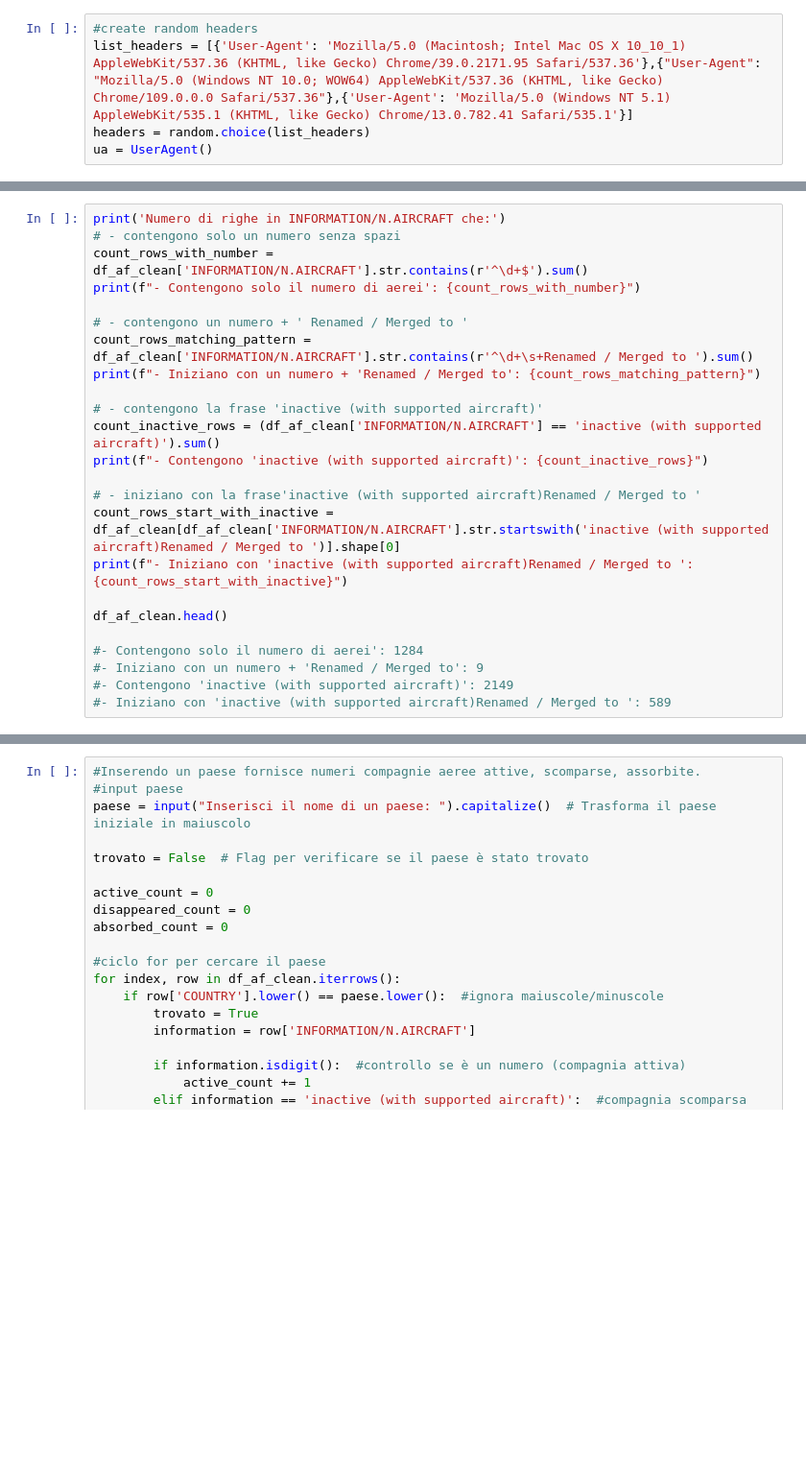
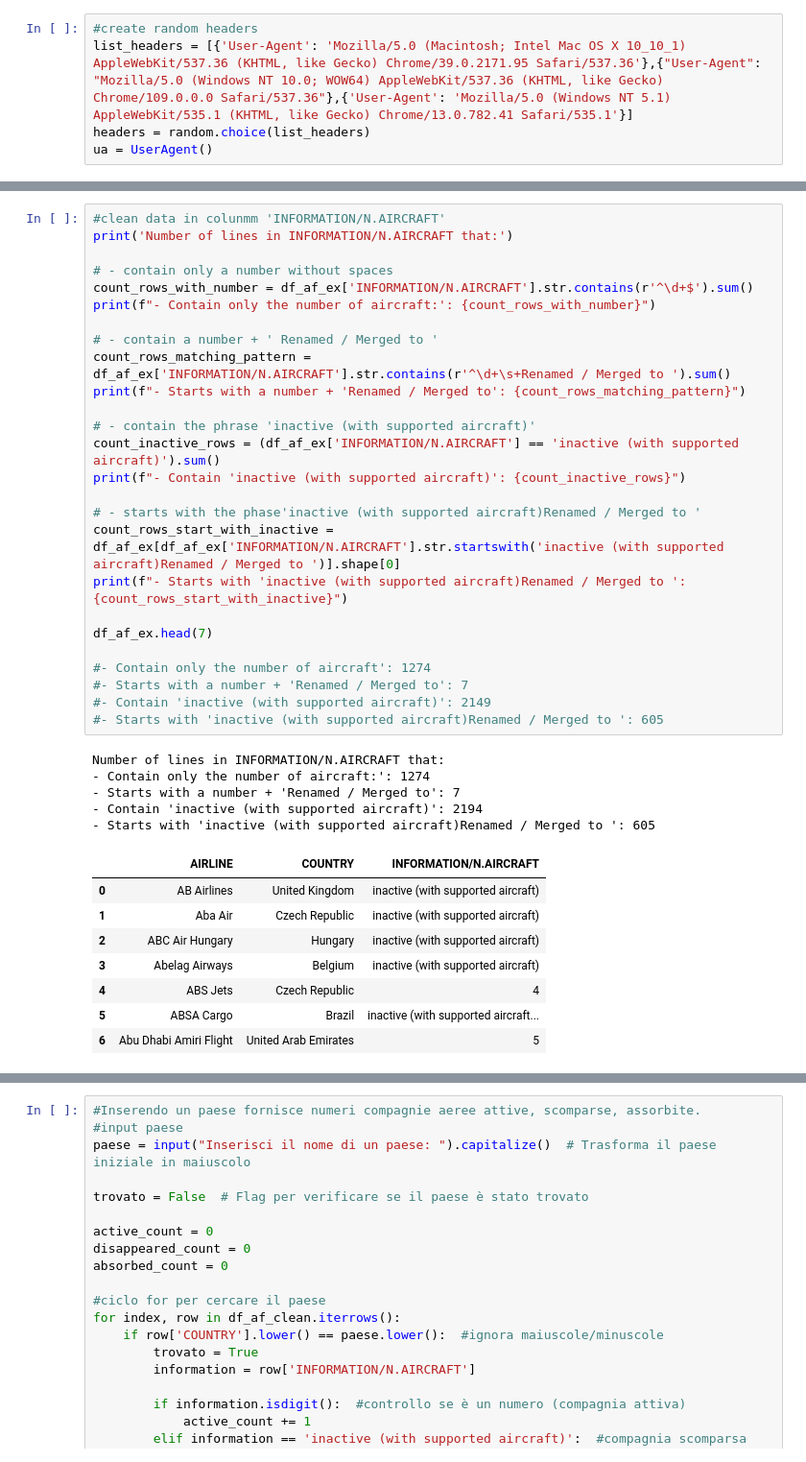
Before and after one commit to Laura1385/projectaircraft_api, a Jupyter notebook: main.ipynb, the cells around one changed output, grey strips where cells are left out. Shown: that part at 96% size. Cells and saved outputs as stored; diff of their text form; blank space fills up the shorter version.

```diff
--- a/main.ipynb
+++ b/main.ipynb
@@ -297,25 +359,41 @@ df_af_clean.head(18)
 # %%
-print('Numero di righe in INFORMATION/N.AIRCRAFT che:')
-# - contengono solo un numero senza spazi
-count_rows_with_number = df_af_clean['INFORMATION/N.AIRCRAFT'].str.contains(r'^\d+$').sum()
-print(f"- Contengono solo il numero di aerei': {count_rows_with_number}")
+#clean data in colunmm 'INFORMATION/N.AIRCRAFT'
+print('Number of lines in INFORMATION/N.AIRCRAFT that:')
 
-# - contengono un numero + ' Renamed / Merged to '
-count_rows_matching_pattern = df_af_clean['INFORMATION/N.AIRCRAFT'].str.contains(r'^\d+\s+Renamed / Merged to ').sum()
-print(f"- Iniziano con un numero + 'Renamed / Merged to': {count_rows_matching_pattern}")
+# - contain only a number without spaces
+count_rows_with_number = df_af_ex['INFORMATION/N.AIRCRAFT'].str.contains(r'^\d+$').sum()
+print(f"- Contain only the number of aircraft:': {count_rows_with_number}")
 
-# - contengono la frase 'inactive (with supported aircraft)'
-count_inactive_rows = (df_af_clean['INFORMATION/N.AIRCRAFT'] == 'inactive (with supported aircraft)').sum()
-print(f"- Contengono 'inactive (with supported aircraft)': {count_inactive_rows}")
+# - contain a number + ' Renamed / Merged to '
+count_rows_matching_pattern = df_af_ex['INFORMATION/N.AIRCRAFT'].str.contains(r'^\d+\s+Renamed / Merged to ').sum()
+print(f"- Starts with a number + 'Renamed / Merged to': {count_rows_matching_pattern}")
 
-# - iniziano con la frase'inactive (with supported aircraft)Renamed / Merged to '
-count_rows_start_with_inactive = df_af_clean[df_af_clean['INFORMATION/N.AIRCRAFT'].str.startswith('inactive (with supported aircraft)Renamed / Merged to ')].shape[0]
-print(f"- Iniziano con 'inactive (with supported aircraft)Renamed / Merged to ': {count_rows_start_with_inactive}")
+# - contain the phrase 'inactive (with supported aircraft)'
+count_inactive_rows = (df_af_ex['INFORMATION/N.AIRCRAFT'] == 'inactive (with supported aircraft)').sum()
+print(f"- Contain 'inactive (with supported aircraft)': {count_inactive_rows}")
 
-df_af_clean.head()
+# - starts with the phase'inactive (with supported aircraft)Renamed / Merged to '
+count_rows_start_with_inactive = df_af_ex[df_af_ex['INFORMATION/N.AIRCRAFT'].str.startswith('inactive (with supported aircraft)Renamed / Merged to ')].shape[0]
+print(f"- Starts with 'inactive (with supported aircraft)Renamed / Merged to ': {count_rows_start_with_inactive}")
 
-#- Contengono solo il numero di aerei': 1284
-#- Iniziano con un numero + 'Renamed / Merged to': 9
-#- Contengono 'inactive (with supported aircraft)': 2149
-#- Iniziano con 'inactive (with supported aircraft)Renamed / Merged to ': 589
+df_af_ex.head(7)
+
+#- Contain only the number of aircraft': 1274
+#- Starts with a number + 'Renamed / Merged to': 7
+#- Contain 'inactive (with supported aircraft)': 2149
+#- Starts with 'inactive (with supported aircraft)Renamed / Merged to ': 605
+# %% [output]
+Number of lines in INFORMATION/N.AIRCRAFT that:
+- Contain only the number of aircraft:': 1274
+- Starts with a number + 'Renamed / Merged to': 7
+- Contain 'inactive (with supported aircraft)': 2194
+- Starts with 'inactive (with supported aircraft)Renamed / Merged to ': 605
+|  | AIRLINE | COUNTRY | INFORMATION/N.AIRCRAFT |
+| 0 | AB Airlines | United Kingdom | inactive (with supported aircraft) |
+| 1 | Aba Air | Czech Republic | inactive (with supported aircraft) |
+| 2 | ABC Air Hungary | Hungary | inactive (with supported aircraft) |
+| 3 | Abelag Airways | Belgium | inactive (with supported aircraft) |
+| 4 | ABS Jets | Czech Republic | 4 |
+| 5 | ABSA Cargo | Brazil | inactive (with supported aircraft... |
+| 6 | Abu Dhabi Amiri Flight | United Arab Emirates | 5 |
 # %%
```
Also changed, not shown: parts of 66 cells of this notebook, 22 other files.
